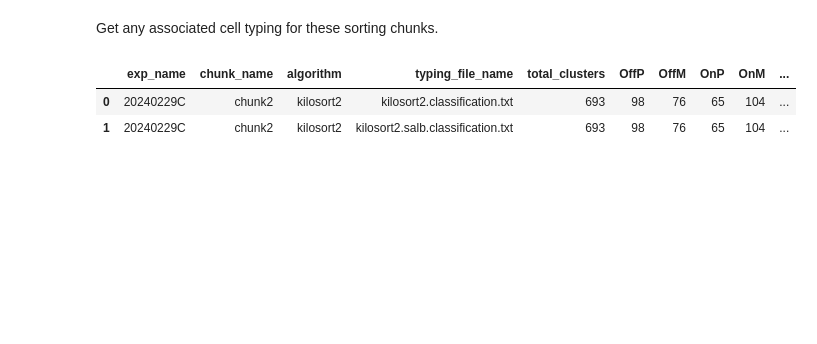
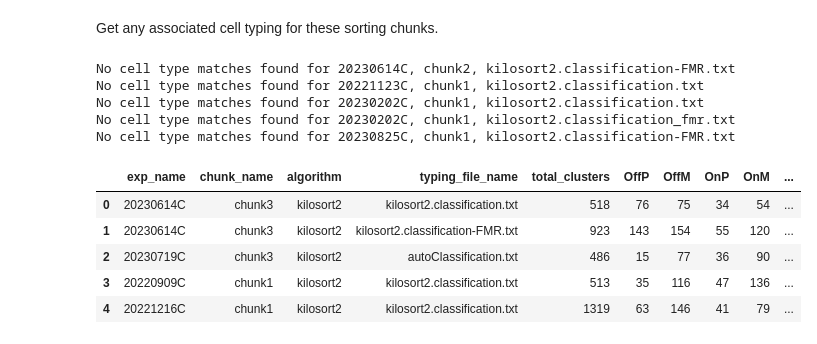
Before and after one commit to vmr160030/datajoint, a Jupyter notebook: nbs/202503_tutorial.ipynb, the cells around one changed output. Saved outputs shown, nothing was run; the diff lists cells and outputs as text; code cells hidden in the pictures; blank space fills up the shorter version.

```diff
--- a/nbs/202503_tutorial.ipynb
+++ b/nbs/202503_tutorial.ipynb
@@ -99,6 +185,6 @@ Let's query for a specific protocol.
 # %%
 import importlib
 importlib.reload(dju)
-ls_protocols = dju.search_protocol('doves')
+ls_protocols = dju.search_protocol('MovingChromaticBar')
 print(ls_protocols)
 # %% [output]
@@ -122,10 +208,19 @@ Get any associated cell typing for these sorting chunks.
 # %%
 import importlib
 importlib.reload(dju)
-df_ct = dju.cell_typing_from_chunks(df_meta['chunk_id'])
-df_ct
+df_ct = dju.cell_typing_from_chunks(df_meta['chunk_id'], b_remove_zeros=True,
+                                    ls_cell_types=['OffP', 'OffM', 'OnP', 'OnM', 'SBC', 'Amacrine'])
+df_ct.head()
 # %% [output]
+No cell type matches found for 20230614C, chunk2, kilosort2.classification-FMR.txt
+No cell type matches found for 20221123C, chunk1, kilosort2.classification.txt
+No cell type matches found for 20230202C, chunk1, kilosort2.classification.txt
+No cell type matches found for 20230202C, chunk1, kilosort2.classification_fmr.txt
+No cell type matches found for 20230825C, chunk1, kilosort2.classification-FMR.txt
 |  | exp_name | chunk_name | algorithm | typing_file_name | total_clusters | OffP | OffM | OnP | OnM | ... |
-| 0 | 20240229C | chunk2 | kilosort2 | kilosort2.classification.txt | 693 | 98 | 76 | 65 | 104 | ... |
-| 1 | 20240229C | chunk2 | kilosort2 | kilosort2.salb.classification.txt | 693 | 98 | 76 | 65 | 104 | ... |
+| 0 | 20230614C | chunk3 | kilosort2 | kilosort2.classification.txt | 518 | 76 | 75 | 34 | 54 | ... |
+| 1 | 20230614C | chunk3 | kilosort2 | kilosort2.classification-FMR.txt | 923 | 143 | 154 | 55 | 120 | ... |
+| 2 | 20230719C | chunk3 | kilosort2 | autoClassification.txt | 486 | 15 | 77 | 36 | 90 | ... |
+| 3 | 20220909C | chunk1 | kilosort2 | kilosort2.classification.txt | 513 | 35 | 116 | 47 | 136 | ... |
+| 4 | 20221216C | chunk1 | kilosort2 | kilosort2.classification.txt | 1319 | 63 | 146 | 41 | 79 | ... |
 # %% [markdown]
```
Also changed, not shown: parts of 25 cells of this notebook, 1 other file.
